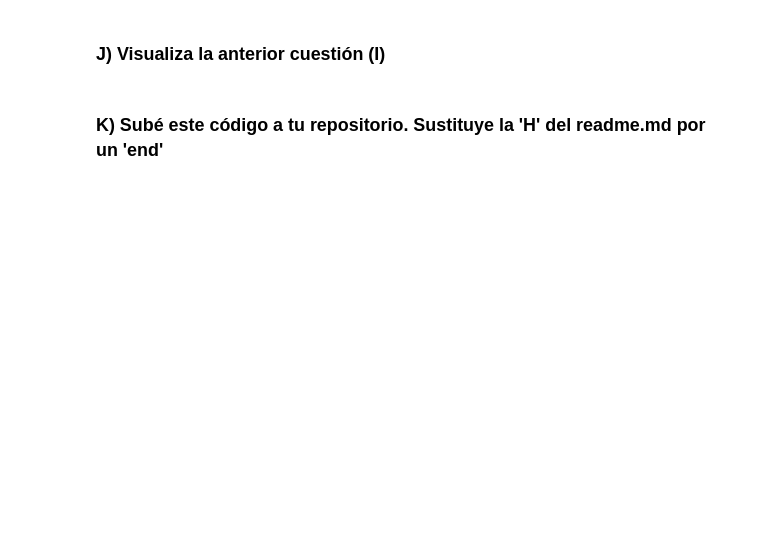
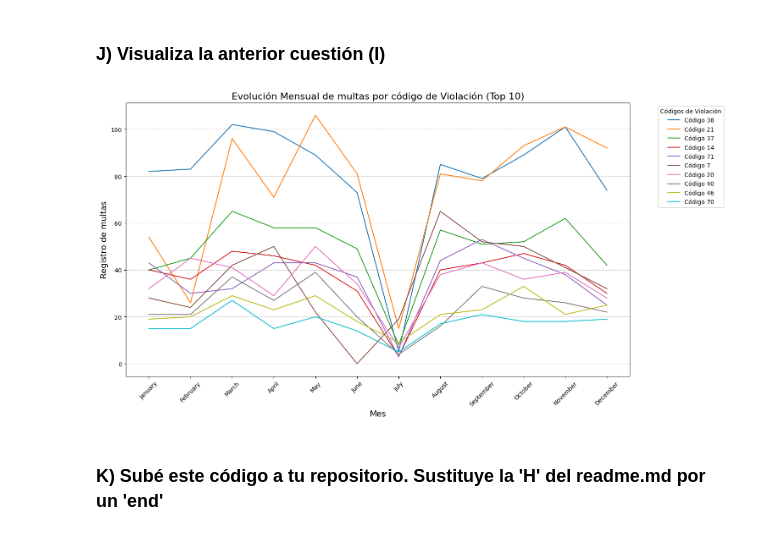
Before and after one commit to david-prokes/Tecnologias_para_el_Analisis_de_Datos_Masivos, a Jupyter notebook: Entregas/Entrega 3/ProyectoPandas_Github.ipynb, the cells around one changed output. Cells and saved outputs as stored; diff of their text form; code cells hidden in the pictures; blank space fills up the shorter version.

```diff
--- a/Entregas/Entrega 3/ProyectoPandas_Github.ipynb
+++ b/Entregas/Entrega 3/ProyectoPandas_Github.ipynb
@@ -311,4 +364,29 @@ plt.show()
 # %% [markdown]
 ### J) Visualiza la anterior cuestión (I)
+# %%
+# Filtramos los 10 códigos de violación más frecuentes para no saturar la gráfica de líneas próximas a cero:
+top_violation_codes = dfI.groupby("Violation Code")["Count"].sum().nlargest(10).index
+dfJ = dfI2.loc[top_violation_codes]
+
+# Creamos el gráfico de líneas
+plt.figure(figsize=(15, 8))
+for code in dfJ.index:
+    plt.plot(dfJ.columns, dfJ.loc[code], label=f"Código {code}")
+
+# Modelamos las etiquetas:
+plt.title("Evolución Mensual de multas por código de Violación (Top 10)", fontsize=16)
+plt.xlabel("Mes", fontsize=14)
+plt.ylabel("Registro de multas", fontsize=14)
+plt.legend(title="Códigos de Violación", bbox_to_anchor=(1.05, 1), loc="upper left", fontsize=10)
+plt.xticks(rotation=45)
+plt.grid(axis="y", linestyle="--", alpha=0.7)
+
+# Ajustamos los espacios:
+plt.tight_layout()
+
+# Mostramos el gráfico
+plt.show()
+# %% [output]
+[figure, added]
 # %% [markdown]
 ### K) Subé este código a tu repositorio. Sustituye la 'H' del readme.md por un 'end'
```
Also changed, not shown: parts of 2 cells of this notebook, 1 other file.
